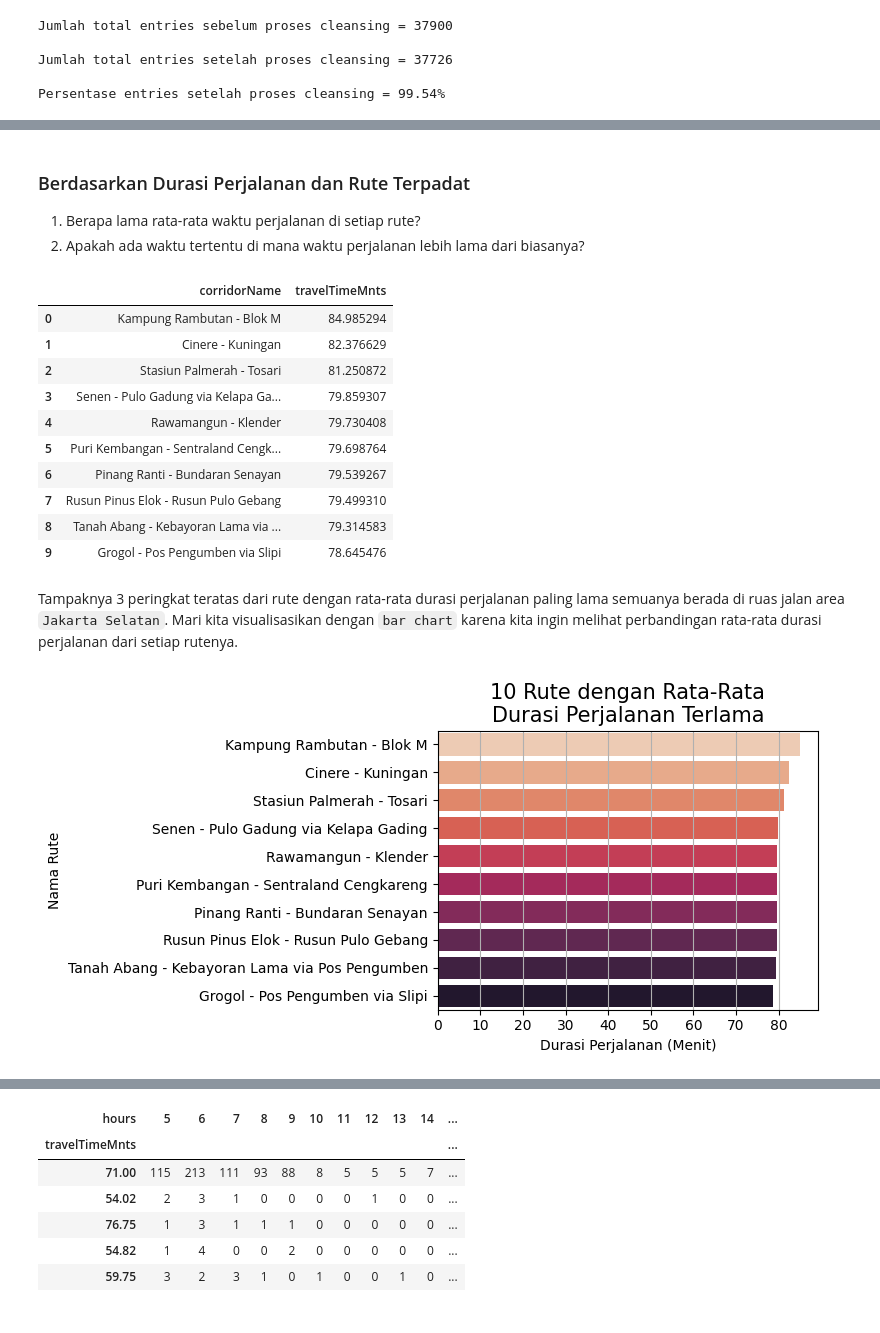
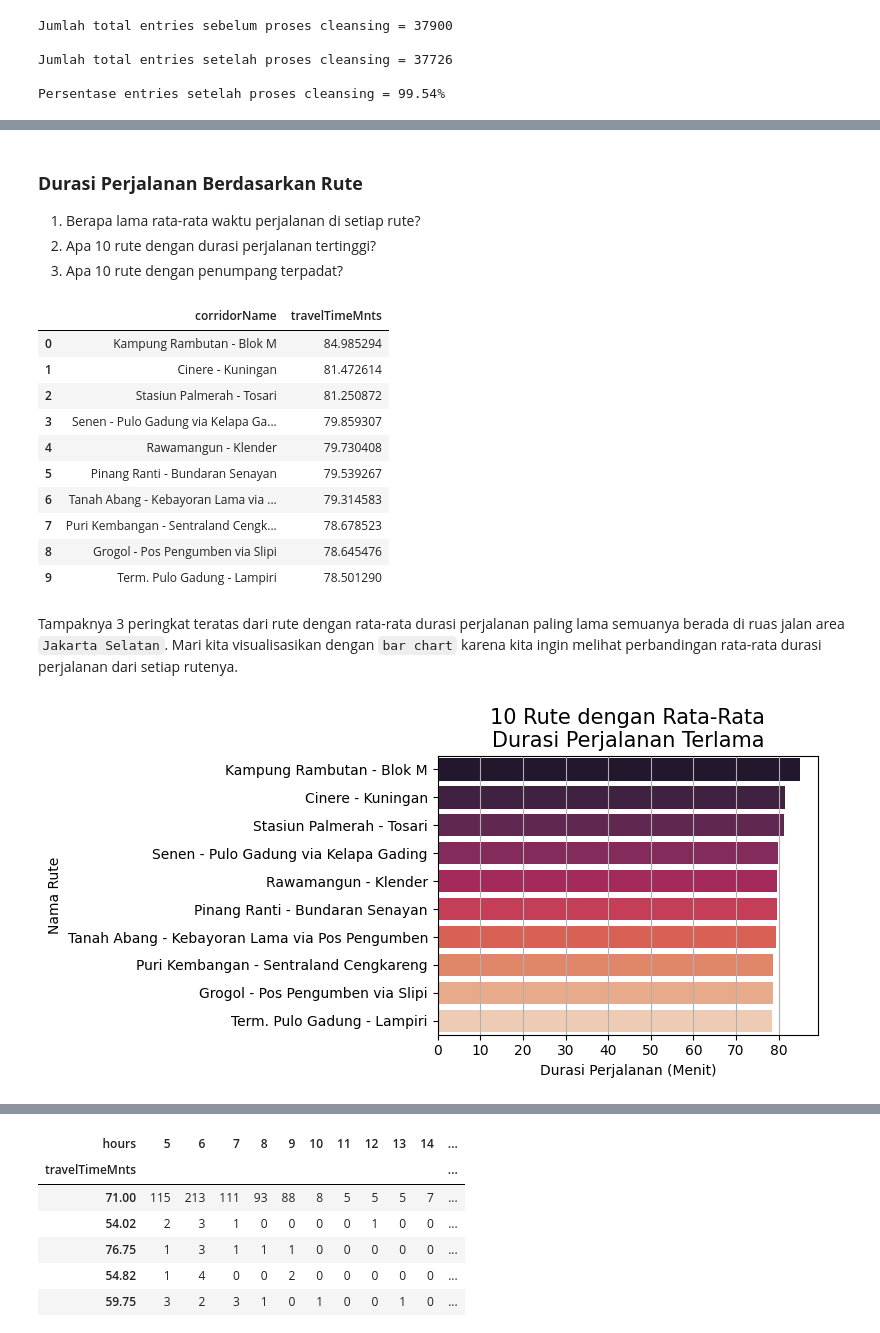
Before and after one commit to bonifasiusx/capstone-data-analysis, a Jupyter notebook: data_understanding_and_data_wrangling.ipynb, the cells around one changed output, grey strips where cells are left out. Cells and saved outputs as stored; diff of their text form; code cells hidden in the pictures.

```diff
--- a/data_understanding_and_data_wrangling.ipynb
+++ b/data_understanding_and_data_wrangling.ipynb
@@ -161,0 +169,5 @@ np.int64(0)
+# %%
+tj_raw['tapInTime'] = pd.to_datetime(tj_raw['tapInTime'], format='%Y-%m-%d %H:%M:%S')
+tj_raw['tapOutTime'] = pd.to_datetime(tj_raw['tapOutTime'], format='%Y-%m-%d %H:%M:%S')
+
+tj_raw[['tapInTime','tapOutTime']].dtypes
@@ -408,10 +455,3 @@ plt.xticks(rotation=45)
 plt.tight_layout();
 # %% [output]
 [figure]
-# %%
-# Casting tipe data
-
-df_tj['tapInTime'] = pd.to_datetime(df_tj['tapInTime'], format='%Y-%m-%d %H:%M:%S')
-df_tj['tapOutTime'] = pd.to_datetime(df_tj['tapOutTime'], format='%Y-%m-%d %H:%M:%S')
-
-df_tj[['tapInTime','tapOutTime']].dtypes
@@ -778,0 +812,8 @@ df.sample(2)
+# %%
+Q1 = df['travelTimeMnts'].quantile(0.25)
+Q3 = df['travelTimeMnts'].quantile(0.75)
+IQR = Q3 - Q1
+lower_bound = Q1 - 1.5 * IQR
+upper_bound = Q3 + 1.5 * IQR
+
+outliers = df[(df['travelTimeMnts'] < lower_bound) | (df['travelTimeMnts'] > upper_bound)]
@@ -778,0 +835,3 @@ df.sample(2)
+# %%
+df = df.drop(index = outliers.index)
+df.shape
@@ -779,37 +1031,45 @@ df.sample(2)
 # %% [markdown]
-### Berdasarkan Durasi Perjalanan dan Rute Terpadat
+### **Durasi Perjalanan Berdasarkan Rute**
 
 1. Berapa lama rata-rata waktu perjalanan di setiap rute?
-1. Apakah ada waktu tertentu di mana waktu perjalanan lebih lama dari biasanya?
+1. Apa 10 rute dengan durasi perjalanan tertinggi?
+1. Apa 10 rute dengan penumpang terpadat?
 # %%
-# 10 rute dengan rata-rata durasi perjalanan terpanjang
-
 rute_terlama = pd.DataFrame(df.groupby('corridorName')['travelTimeMnts'] \
                .mean().sort_values(ascending=False).head(10)).reset_index()
 rute_terlama
+
+plt.figure(figsize=(8,4))
+sns.barplot(rute_terlama, y='corridorName', x='travelTimeMnts', palette='rocket')
+plt.title('10 Rute dengan Rata-Rata\nDurasi Perjalanan Terlama', size=15)
+plt.xlabel('Durasi Perjalanan (Menit)')
+plt.ylabel('Nama Rute')
+plt.grid(axis='x')
+
+plt.tight_layout();
 # %% [output]
 |  | corridorName | travelTimeMnts |
 | 0 | Kampung Rambutan - Blok M | 84.985294 |
-| 1 | Cinere - Kuningan | 82.376629 |
+| 1 | Cinere - Kuningan | 81.472614 |
 | 2 | Stasiun Palmerah - Tosari | 81.250872 |
 | 3 | Senen - Pulo Gadung via Kelapa Ga... | 79.859307 |
 | 4 | Rawamangun - Klender | 79.730408 |
-| 5 | Puri Kembangan - Sentraland Cengk... | 79.698764 |
-| 6 | Pinang Ranti - Bundaran Senayan | 79.539267 |
-| 7 | Rusun Pinus Elok - Rusun Pulo Gebang | 79.499310 |
-| 8 | Tanah Abang - Kebayoran Lama via ... | 79.314583 |
-| 9 | Grogol - Pos Pengumben via Slipi | 78.645476 |
+| 5 | Pinang Ranti - Bundaran Senayan | 79.539267 |
+| 6 | Tanah Abang - Kebayoran Lama via ... | 79.314583 |
+| 7 | Puri Kembangan - Sentraland Cengk... | 78.678523 |
+| 8 | Grogol - Pos Pengumben via Slipi | 78.645476 |
+| 9 | Term. Pulo Gadung - Lampiri | 78.501290 |
 # %% [markdown]
 Tampaknya 3 peringkat teratas dari rute dengan rata-rata durasi perjalanan paling lama semuanya berada di ruas jalan area `Jakarta Selatan`. Mari kita visualisasikan dengan `bar chart` karena kita ingin melihat perbandingan rata-rata durasi perjalanan dari setiap rutenya.
 # %%
 plt.figure(figsize=(8,4))
-sns.barplot(rute_terlama, y='corridorName', x='travelTimeMnts', hue='corridorName', palette='rocket_r')
+sns.barplot(rute_terlama, y='corridorName', x='travelTimeMnts', palette='rocket')
 plt.title('10 Rute dengan Rata-Rata\nDurasi Perjalanan Terlama', size=15)
 plt.xlabel('Durasi Perjalanan (Menit)')
 plt.ylabel('Nama Rute')
 plt.grid(axis='x')
 
 plt.tight_layout();
 # %% [output]
-[figure, old version]
+[figure, new version]
 # %% [markdown]
```
Also changed, not shown: parts of 100 cells of this notebook.
